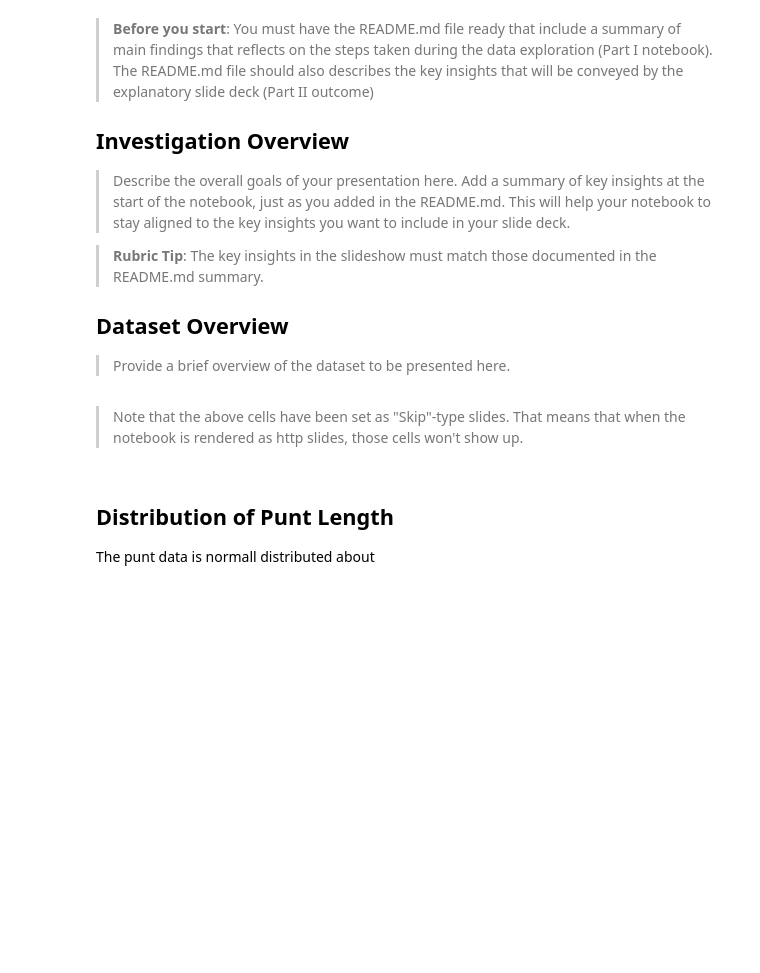
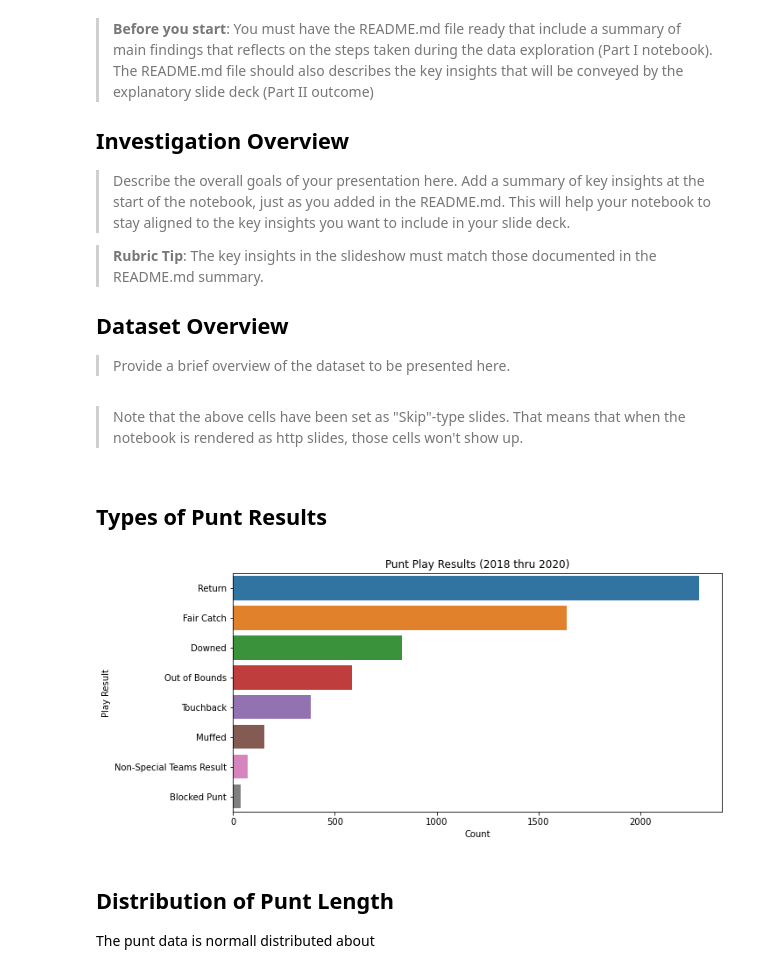
Before and after one commit to dkrejcarek/punt_analysis, a Jupyter notebook: Part_II_slide_deck_template.ipynb, the cells around one changed output. Cells and saved outputs as stored; diff of their text form; code cells hidden in the pictures; blank space fills up the shorter version.

```diff
--- a/Part_II_slide_deck_template.ipynb
+++ b/Part_II_slide_deck_template.ipynb
@@ -33,9 +33,27 @@ warnings.simplefilter("ignore")
 # %%
 # load in the dataset into a pandas dataframe
 punt_data = pd.read_csv(os.path.join('data', 'punt_data.csv'))
+plays = pd.read_csv(os.path.join('data', 'plays.csv'))
 # %% [markdown]
 > Note that the above cells have been set as "Skip"-type slides. That means
 that when the notebook is rendered as http slides, those cells won't show up.
+# %% [markdown]
+## Types of Punt Results
+# %%
+# Filter to only punt to so we can reduce the data we need to review
+play_type = ['Punt']
+plays_returnable = plays[plays['specialTeamsPlayType'].isin(play_type)]
+# %%
+# Plot the type of results
+plt.figure(figsize=[10,5])
+order = plays_returnable.specialTeamsResult.value_counts().index
+
+sb.countplot(data = plays_returnable, y = 'specialTeamsResult', order = order)
+plt.title('Punt Play Results (2018 thru 2020)')
+plt.ylabel('Play Result')
+plt.xlabel('Count');
+# %% [output]
+[figure, added]
 # %% [markdown]
 ## Distribution of Punt Length
 
```
Also changed, not shown: parts of 2 cells of this notebook, 2 other files.
